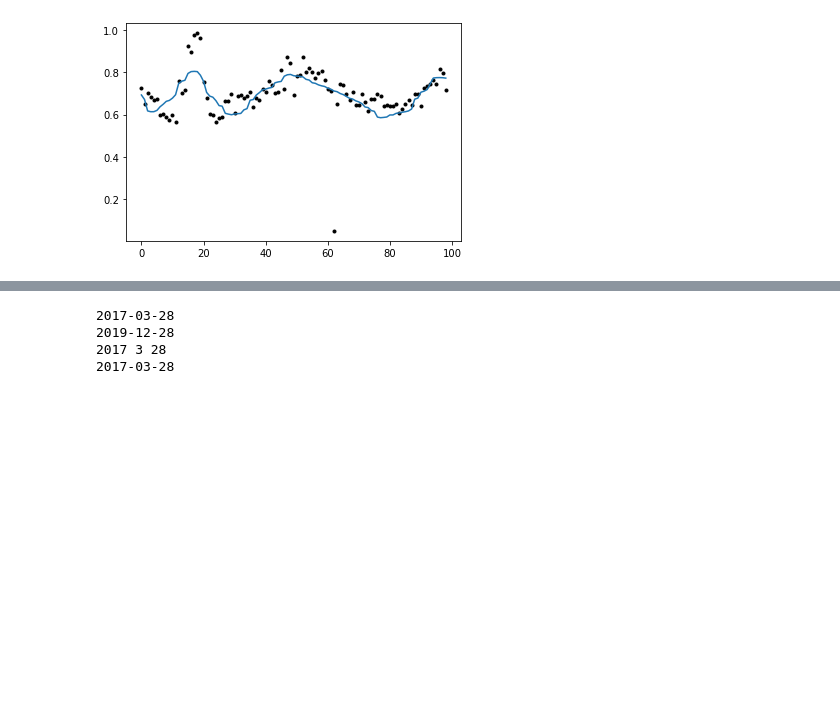
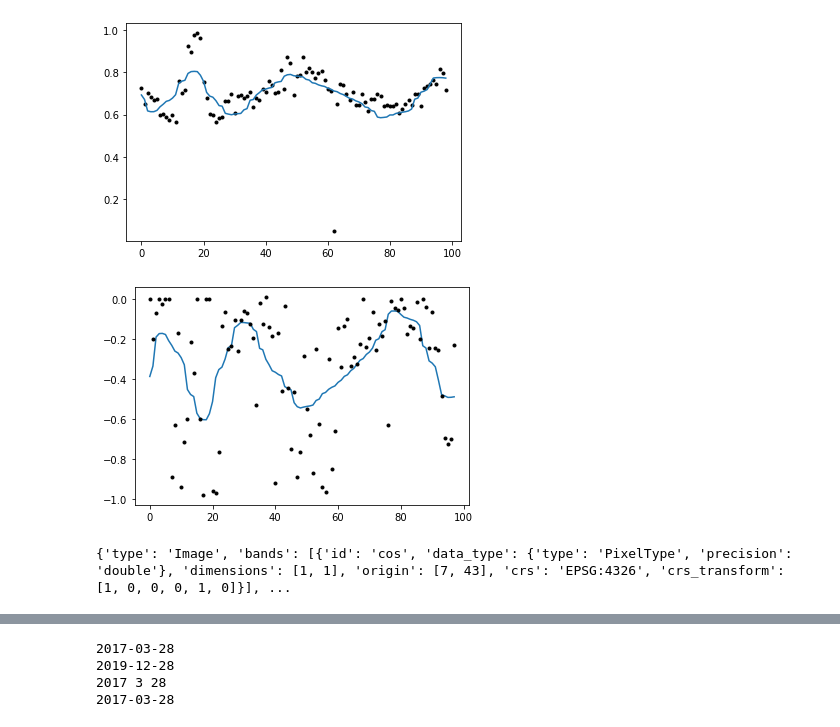
Before and after one commit to SuzannaLin/GEE_LULC, a Jupyter notebook: EARSeL_Nice.ipynb, the cells around one changed output, grey strips where cells are left out. Drawn from its saved outputs; the diff is of its cells as text; code cells hidden in the pictures; blank space fills up the shorter version.

```diff
--- a/EARSeL_Nice.ipynb
+++ b/EARSeL_Nice.ipynb
@@ -720,3 +790,20 @@ plt.plot(list(data.values()))
 plt.show()
 # %% [output]
 [figure]
+# %%
+# harmonic at point
+point_water = ee.Geometry.Point([7.225149, 43.654973])
+
+data = harmonic_index_area(fittedHarmonic, 'fitted', point_water)
+# plt.plot(list(data.values()),  '.', color='black')
+plt.plot(list(data.values()))
+data = harmonic_index_area(fittedHarmonic, 'NDVI', point_water)
+plt.plot(list(data.values()),  '.', color='black')
+# plt.plot(list(data.values()))
+plt.show()
+# %% [output]
+[figure, added]
+# %%
+print(fittedHarmonic.mean().clip(point_water).select('cos').getInfo())
+# %% [output]
+{'type': 'Image', 'bands': [{'id': 'cos', 'data_type': {'type': 'PixelType', 'precision': 'double'}, 'dimensions': [1, 1], 'origin': [7, 43], 'crs': 'EPSG:4326', 'crs_transform': [1, 0, 0, 0, 1, 0]}], ...
```
Also changed, not shown: parts of 54 cells of this notebook.
